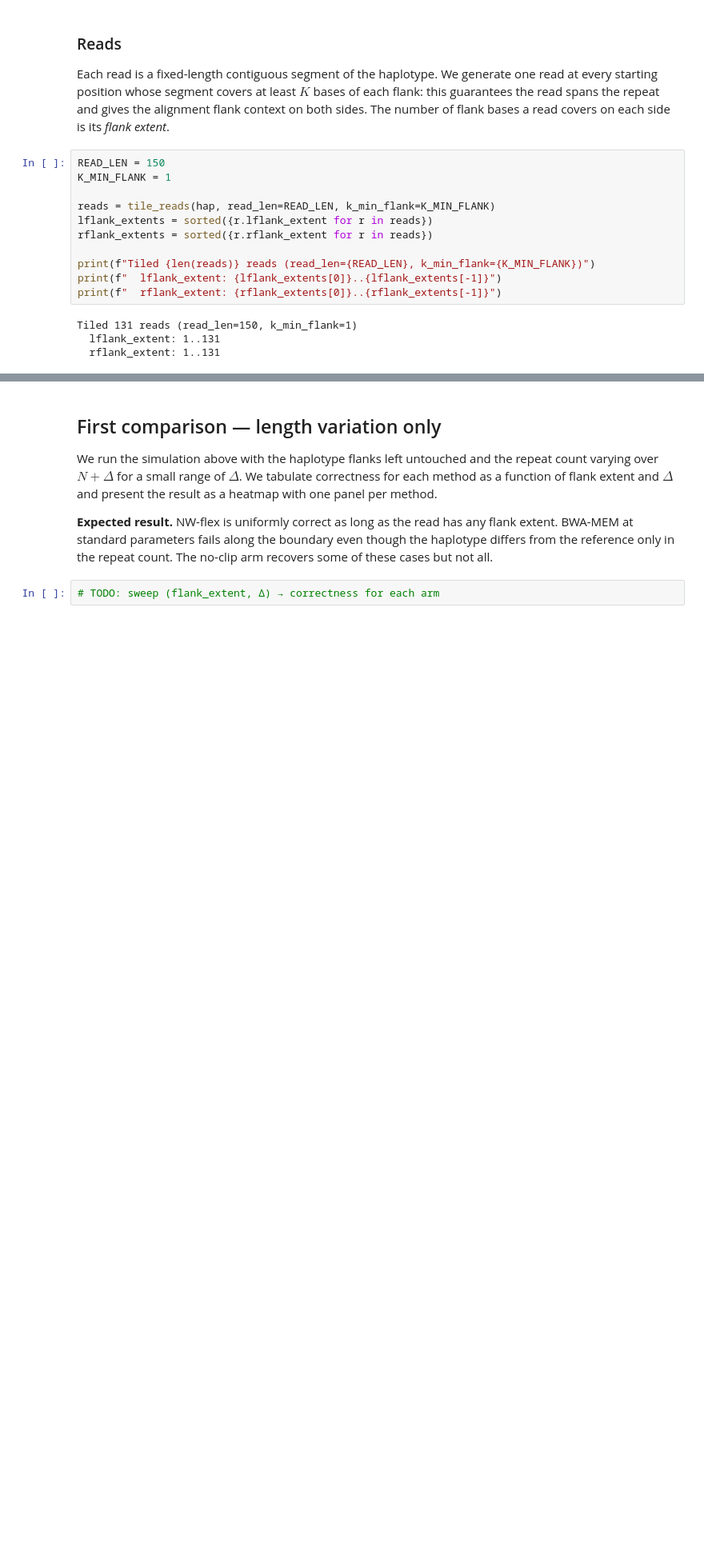
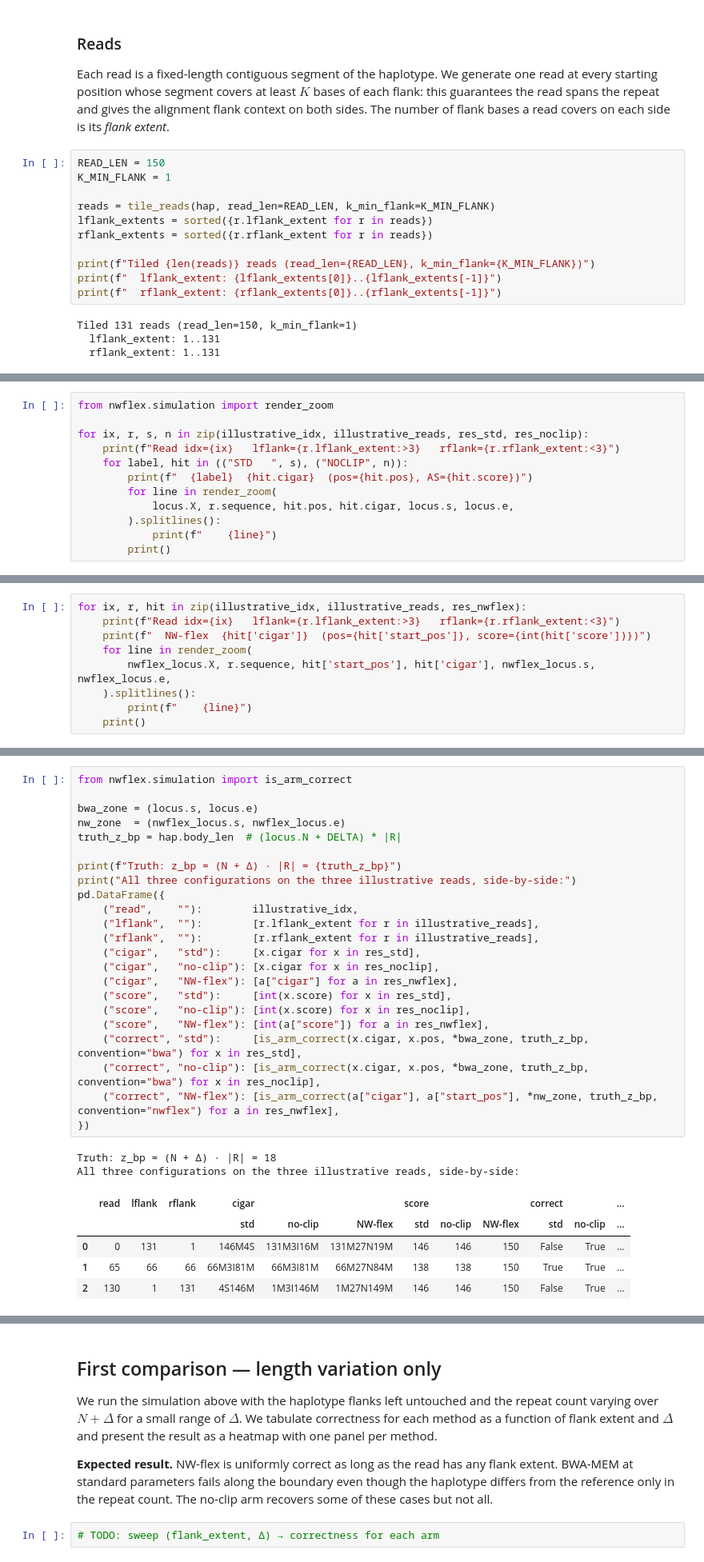
Before and after one commit to nwflex/nwflex, a Jupyter notebook: notebooks/07_NWflex_BWA_Comparison.ipynb, the cells around one changed output, grey strips where cells are left out. Shown at 80% size. Drawn from its saved outputs; the diff is of its cells as text; blank space fills up the shorter version.

Commit message:
instantiated alignment harnesses for BWA-MEM (with and w/o soft clipping) and NWflex with explanations for soft-clips, scoring and reverse-complement fairness.

```diff
--- a/notebooks/07_NWflex_BWA_Comparison.ipynb
+++ b/notebooks/07_NWflex_BWA_Comparison.ipynb
@@ -258,0 +237,12 @@ For NW-flex we use an extended reference with $3N$ repeat copies, so the EP patt
+# %%
+from nwflex.simulation import render_zoom
+
+for ix, r, s, n in zip(illustrative_idx, illustrative_reads, res_std, res_noclip):
+    print(f"Read idx={ix}   lflank={r.lflank_extent:>3}   rflank={r.rflank_extent:<3}")
+    for label, hit in (("STD   ", s), ("NOCLIP", n)):
+        print(f"  {label}  {hit.cigar}  (pos={hit.pos}, AS={hit.score})")
+        for line in render_zoom(
+            locus.X, r.sequence, hit.pos, hit.cigar, locus.s, locus.e,
+        ).splitlines():
+            print(f"    {line}")
+        print()
@@ -258,0 +312,9 @@ For NW-flex we use an extended reference with $3N$ repeat copies, so the EP patt
+# %%
+for ix, r, hit in zip(illustrative_idx, illustrative_reads, res_nwflex):
+    print(f"Read idx={ix}   lflank={r.lflank_extent:>3}   rflank={r.rflank_extent:<3}")
+    print(f"  NW-flex  {hit['cigar']}  (pos={hit['start_pos']}, score={int(hit['score'])})")
+    for line in render_zoom(
+        nwflex_locus.X, r.sequence, hit['start_pos'], hit['cigar'], nwflex_locus.s, nwflex_locus.e,
+    ).splitlines():
+        print(f"    {line}")
+    print()
@@ -258,0 +351,31 @@ For NW-flex we use an extended reference with $3N$ repeat copies, so the EP patt
+# %%
+from nwflex.simulation import is_arm_correct
+
+bwa_zone = (locus.s, locus.e)
+nw_zone  = (nwflex_locus.s, nwflex_locus.e)
+truth_z_bp = hap.body_len  # (locus.N + DELTA) * |R|
+
+print(f"Truth: z_bp = (N + Δ) · |R| = {truth_z_bp}")
+print("All three configurations on the three illustrative reads, side-by-side:")
+pd.DataFrame({
+    ("read",    ""):        illustrative_idx,
+    ("lflank",  ""):        [r.lflank_extent for r in illustrative_reads],
+    ("rflank",  ""):        [r.rflank_extent for r in illustrative_reads],
+    ("cigar",   "std"):     [x.cigar for x in res_std],
+    ("cigar",   "no-clip"): [x.cigar for x in res_noclip],
+    ("cigar",   "NW-flex"): [a["cigar"] for a in res_nwflex],
+    ("score",   "std"):     [int(x.score) for x in res_std],
+    ("score",   "no-clip"): [int(x.score) for x in res_noclip],
+    ("score",   "NW-flex"): [int(a["score"]) for a in res_nwflex],
+    ("correct", "std"):     [is_arm_correct(x.cigar, x.pos, *bwa_zone, truth_z_bp, convention="bwa") for x in res_std],
+    ("correct", "no-clip"): [is_arm_correct(x.cigar, x.pos, *bwa_zone, truth_z_bp, convention="bwa") for x in res_noclip],
+    ("correct", "NW-flex"): [is_arm_correct(a["cigar"], a["start_pos"], *nw_zone, truth_z_bp, convention="nwflex") for a in res_nwflex],
+})
+# %% [output]
+Truth: z_bp = (N + Δ) · |R| = 18
+All three configurations on the three illustrative reads, side-by-side:
+|  | read | lflank | rflank | cigar |  |  | score |  |  | correct |  | ... |
+|  |  |  |  | std | no-clip | NW-flex | std | no-clip | NW-flex | std | no-clip | ... |
+| 0 | 0 | 131 | 1 | 146M4S | 131M3I16M | 131M27N19M | 146 | 146 | 150 | False | True | ... |
+| 1 | 65 | 66 | 66 | 66M3I81M | 66M3I81M | 66M27N84M | 138 | 138 | 150 | True | True | ... |
+| 2 | 130 | 1 | 131 | 4S146M | 1M3I146M | 1M27N149M | 146 | 146 | 150 | False | True | ... |
```
Also changed, not shown: parts of 19 cells of this notebook, 6 other files.
